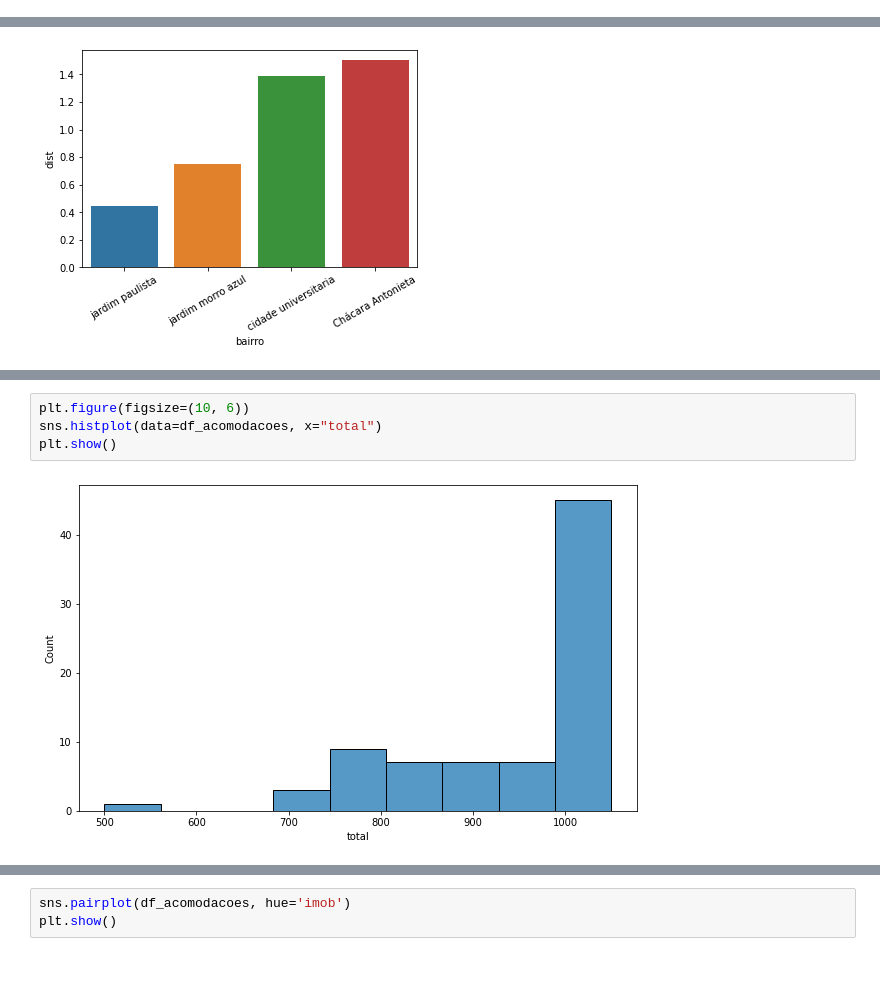
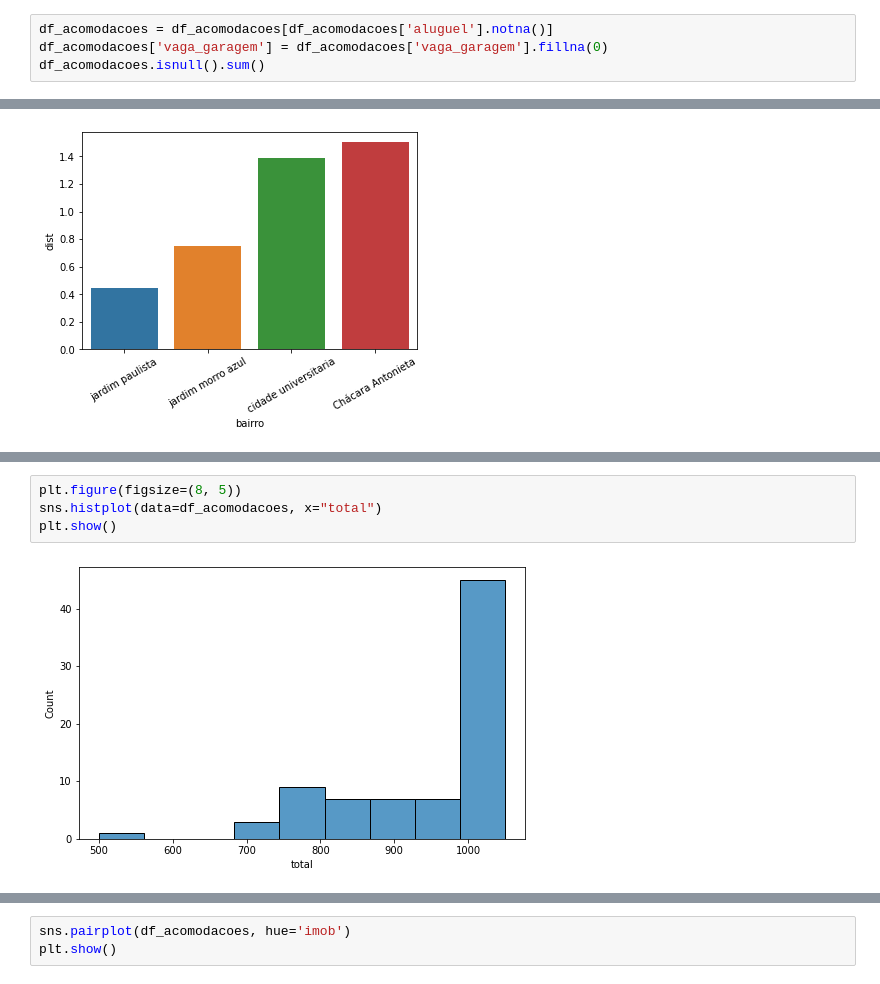
Before and after one commit to vichShir/analise-dados-estadia-limeira, a Jupyter notebook: Notebooks/ADEL_7_analise_acomodacoes.ipynb, the cells around one changed output, grey strips where cells are left out. Cells and saved outputs as stored; diff of their text form.

```diff
--- a/Notebooks/ADEL_7_analise_acomodacoes.ipynb
+++ b/Notebooks/ADEL_7_analise_acomodacoes.ipynb
@@ -624,0 +625,4 @@ df_acomodacoes.sample(5)
+# %%
+df_acomodacoes = df_acomodacoes[df_acomodacoes['aluguel'].notna()]
+df_acomodacoes['vaga_garagem'] = df_acomodacoes['vaga_garagem'].fillna(0)
+df_acomodacoes.isnull().sum()
@@ -662,7 +708,7 @@ plt.show()
 # %%
-plt.figure(figsize=(10, 6))
+plt.figure(figsize=(8, 5))
 sns.histplot(data=df_acomodacoes, x="total")
 plt.show()
 # %% [output]
-[figure, old version]
+[figure, new version]
 # %%
```
Also changed, not shown: parts of 140 cells of this notebook, 8 other files.
